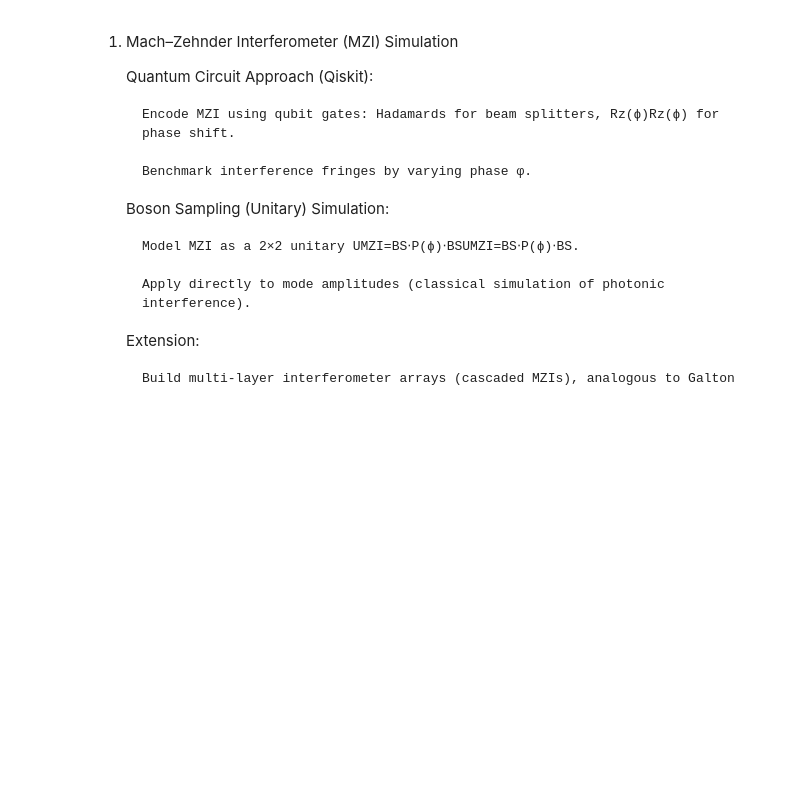
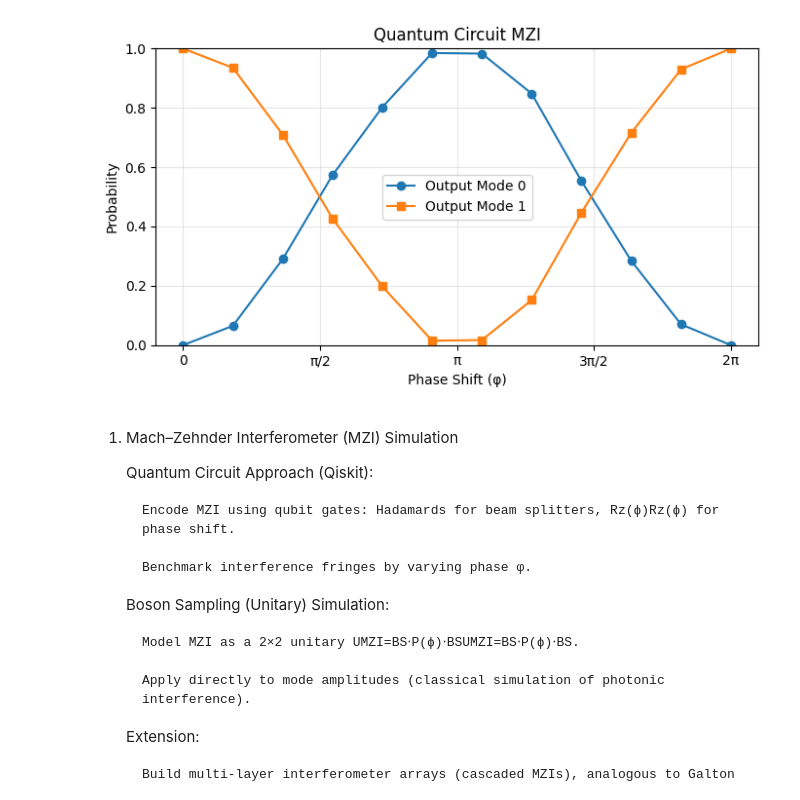
Before and after one commit to ismail-mehmood/quantum_nnl_project, a Jupyter notebook: notebooks/extension/extension.ipynb, the cells around one changed output. Saved outputs shown, nothing was run; the diff lists cells and outputs as text; code cells hidden in the pictures; blank space fills up the shorter version.

```diff
--- a/notebooks/extension/extension.ipynb
+++ b/notebooks/extension/extension.ipynb
@@ -1,3 +16,8 @@
+# %%
+qphases, qprobs = mzi_circuit(intervals=12)
+plot_mzi_fringe(phases=qphases, results=qprobs, title="Quantum Circuit MZI")
+# %% [output]
+[figure, added]
 # %% [markdown]
  1. Mach–Zehnder Interferometer (MZI) Simulation
 
```
Also changed, not shown: parts of 3 cells of this notebook, 4 other files.
